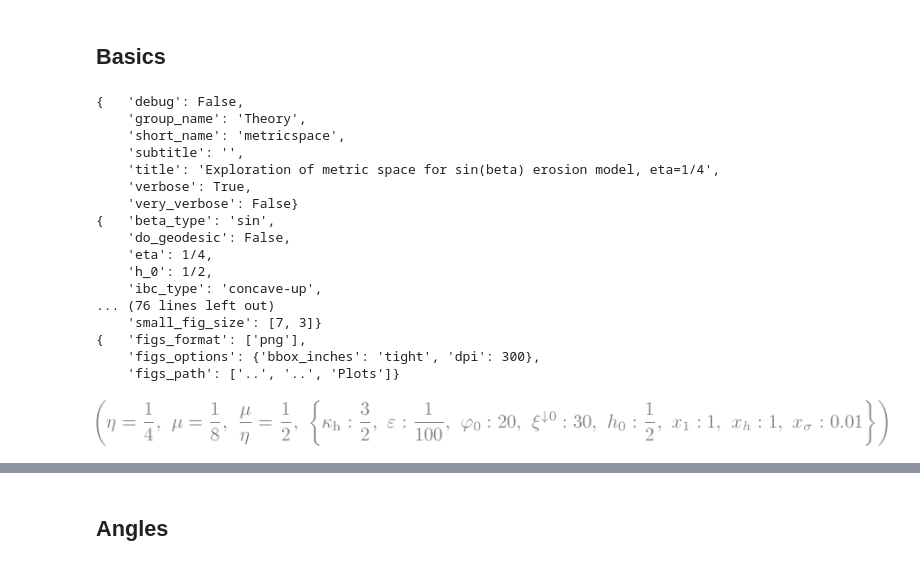
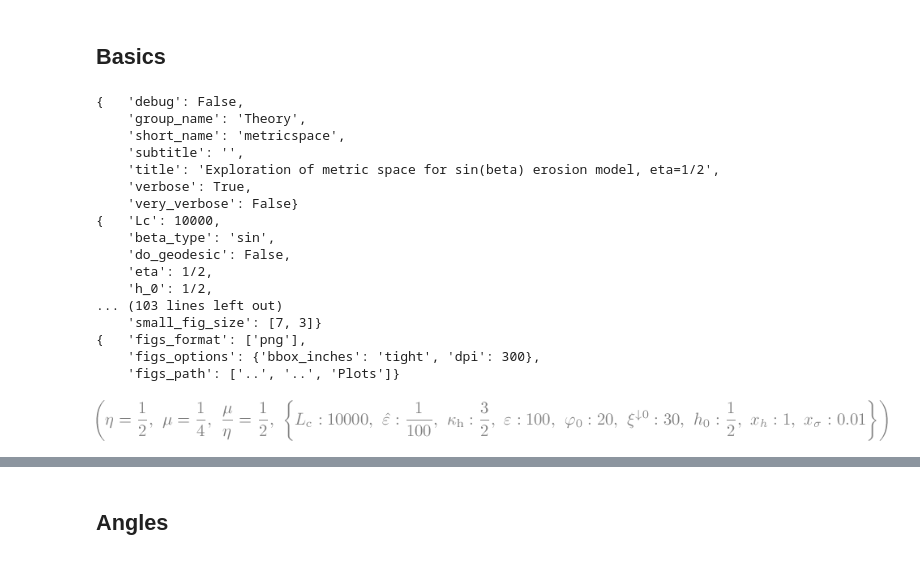
Before and after one commit to geomorphysics/GME, a Jupyter notebook: Notebooks/Theory/MetricSpaceExploration.ipynb, the cells around one changed output, grey strips where cells are left out. Saved outputs shown, nothing was run; the diff lists cells and outputs as text; code cells hidden in the pictures.

Commit message:
Rerun metric space nb & get working again; fix degree, anisotropy plot issues

```diff
--- a/Notebooks/Theory/MetricSpaceExploration.ipynb
+++ b/Notebooks/Theory/MetricSpaceExploration.ipynb
@@ -3,16 +5,16 @@
+# %%
+# Specify the parameter files for the job
+import os
+if 'GME_NB_PR' not in os.environ.keys():
+#     pr_filenames = ['MetricSpace_sinbeta_eta1p5']
+    pr_filenames = ['MetricSpace_sinbeta_eta0p5']
+#     pr_filenames = ['MetricSpace_sinbeta_eta0p33']
+#     pr_filenames = ['MetricSpace_sinbeta_eta0p25']
+else:
+    pr_filenames = eval(os.environ['GME_NB_PR'])
 # %% [markdown]
 ### Preliminaries
 # %%
-# Specify the parameter files for the job
-import os
-if 'GME_NB_PR' not in os.environ.keys():
-#     pr_filenames = ['MetricSpace_sinbeta_eta1p5']
-#     pr_filenames = ['MetricSpace_sinbeta_eta0p5']
-#     pr_filenames = ['MetricSpace_sinbeta_eta0p33']
-    pr_filenames = ['MetricSpace_sinbeta_eta0p25']
-else:
-    pr_filenames = eval(os.environ['GME_NB_PR'])
-
 # Import Sympy and Numpy and set up latex inline & pretty dict printing
 import sympy as sy, numpy as np
 sy.init_printing(pretty_print=True,wrap_line=True)
@@ -64,43 +66,45 @@ mpl.rc('font', size=14, family='Arial')
 # %% [markdown]
 ## Basics
 # %%
-parameters_dict,_ = import_parameters([pr_path], [os.path.join('..','defaults'), *pr_filenames])
+parameters_dict,_ = import_parameters([pr_path], [os.path.join('..','defaults'),
+                                                  *pr_filenames])
 evaluations = {}
 evaluations_sequence = ()
 pr = Parameters(parameters_dict, evaluations=evaluations, sequence=evaluations_sequence)
-[pp(psubobj.__dict__) for psubobj in (pr.job, pr.model, pr.solve, pr.resolve, pr.plot, pr.save)];
+[pp(psubobj.__dict__) for psubobj in (pr.job,pr.model,pr.solve,pr.resolve,pr.plot,pr.save)];
 # %% [output]
 {   'debug': False,
     'group_name': 'Theory',
     'short_name': 'metricspace',
     'subtitle': '',
-    'title': 'Exploration of metric space for sin(beta) erosion model, eta=1/4',
+    'title': 'Exploration of metric space for sin(beta) erosion model, eta=1/2',
     'verbose': True,
     'very_verbose': False}
-{   'beta_type': 'sin',
+{   'Lc': 10000,
+    'beta_type': 'sin',
     'do_geodesic': False,
-    'eta': 1/4,
+    'eta': 1/2,
     'h_0': 1/2,
-    'ibc_type': 'concave-up',
-... (76 lines left out)
+... (103 lines left out)
     'small_fig_size': [7, 3]}
 {   'figs_format': ['png'],
     'figs_options': {'bbox_inches': 'tight', 'dpi': 300},
     'figs_path': ['..', '..', 'Plots']}
 # %%
 sub = {
-        x_1: pr.model.x_1,
-        varepsilon: pr.model.varepsilon,
+        Lc: pr.model.Lc,
+        varepsilonhat: pr.model.varepsilonhat,
+        varepsilon: pr.model.varepsilonhat*pr.model.Lc,
         varphi_0: pr.model.varphi_0,
         xiv_0: pr.model.xiv_0,
         kappa_h: pr.model.kappa_h,
         h_0: pr.model.h_0,
         x_sigma: pr.model.x_sigma,
         x_h: pr.model.x_h
 }
 Eq(eta,pr.model.eta), Eq(mu,pr.model.mu), Eq(mu/eta,pr.model.mu/pr.model.eta), sub
 # %% [output]
-[figure, old version]
+[figure, new version]
 # %%
 def eqns(eqn_list):
     return [getattr(gmeq, eqn) for eqn in eqn_list]
```
Also changed, not shown: parts of 50 cells of this notebook, 21 other files.
